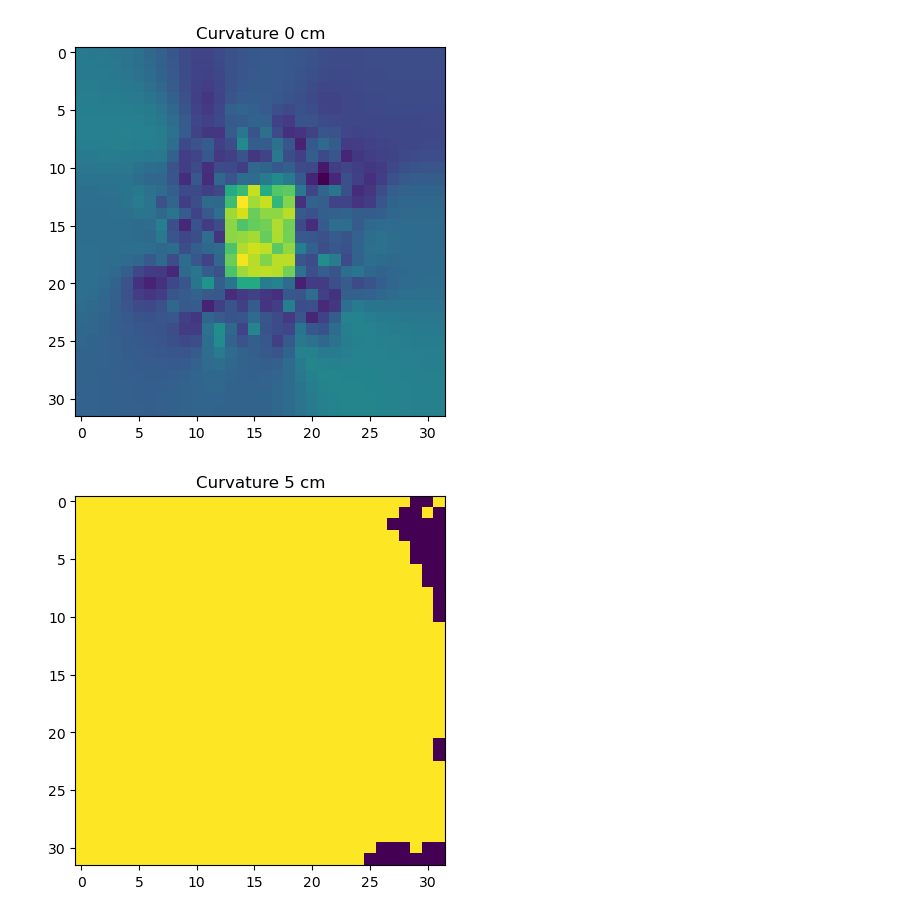
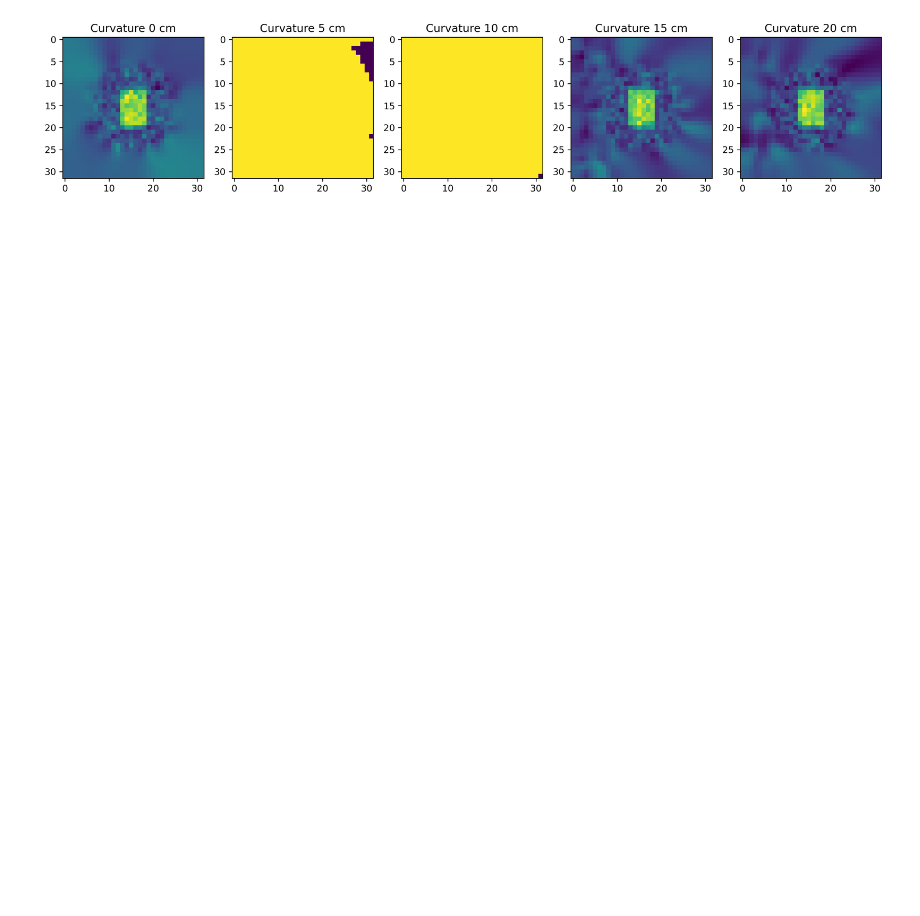
Before and after one commit to vongostev/RSF-21-12-00155-2-MMF, a Jupyter notebook: PlotGI.ipynb, the cells around one changed output. Saved outputs shown, nothing was run; the diff lists cells and outputs as text; code cells hidden in the pictures; blank space fills up the shorter version.

Commit message:
Improve GI show

```diff
--- a/PlotGI.ipynb
+++ b/PlotGI.ipynb
@@ -12,11 +12,10 @@ def load_data(path, curvatures):
 curvatures = [0, 5, 10, 15, 20]
 fiber_data = load_data(Path('mmf'), curvatures)
 # %%
-for k in fiber_data:
+fig, axes = plt.subplots(1, len(curvatures), figsize=(16, 3), dpi=300)
+for i, k in enumerate(curvatures):
     fiber_data[k][fiber_data[k] > 1] = 0
-    plt.imshow(fiber_data[k])
-    plt.title(f'Curvature {k} cm')
-    plt.show()
+    axes[i].imshow(fiber_data[k])
+    axes[i].set_title(f'Curvature {k} cm')
 # %% [output]
-[figure, old version]
+[figure, new version]
-[figure, removed]
```
Also changed, not shown: parts of 1 cell of this notebook.
